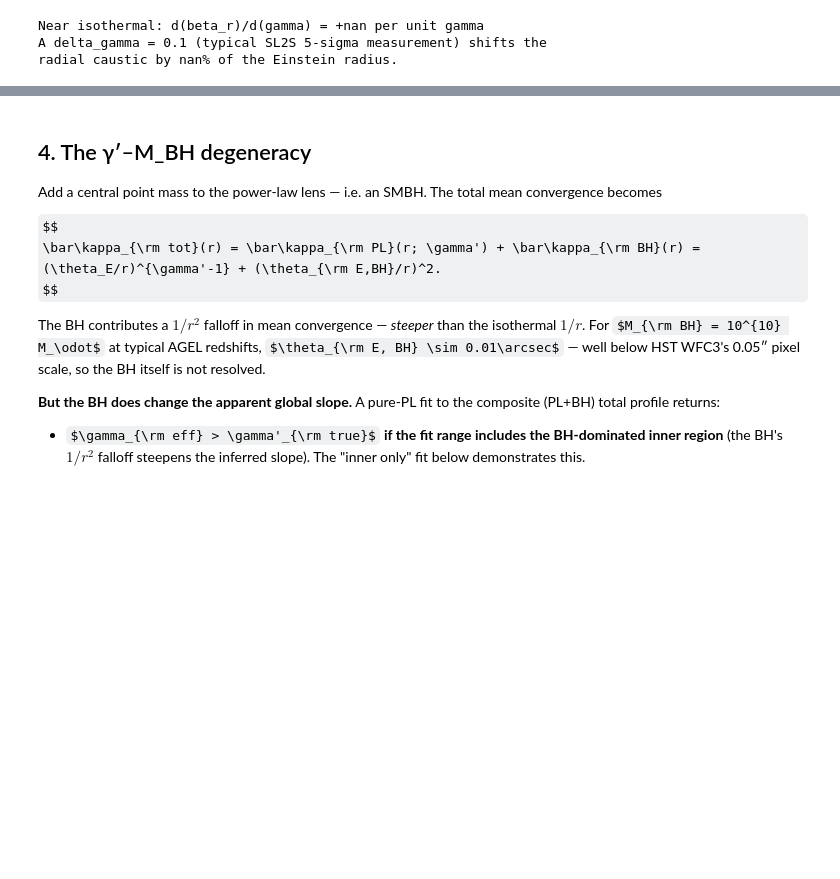
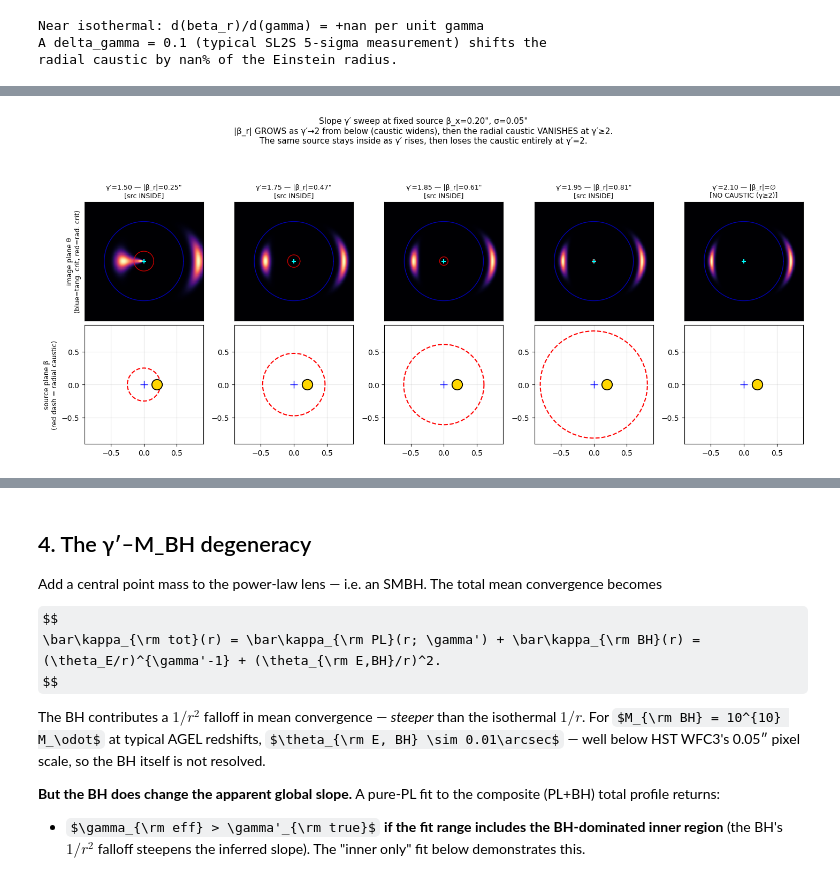
Before and after one commit to rodelcr/Learning_to_Autolens, a Jupyter notebook: Modules/15_Radial_Arcs_Caustic_Topology/15_radial_arcs.ipynb, the cells around one changed output, grey strips where cells are left out. Drawn from its saved outputs; the diff is of its cells as text; code cells hidden in the pictures; some formulas as TeX source; blank space fills up the shorter version.

```diff
--- a/Modules/15_Radial_Arcs_Caustic_Topology/15_radial_arcs.ipynb
+++ b/Modules/15_Radial_Arcs_Caustic_Topology/15_radial_arcs.ipynb
@@ -237,0 +435,94 @@ radial caustic by nan% of the Einstein radius.
+# %%
+# Sweep B: vary γ′ slope at fixed source position.
+# Source at β_x=0.20\", σ=0.05\". Vary γ from sub-isothermal (caustic exists)
+# through γ=2 (caustic vanishes) to super-isothermal (still no caustic in this
+# axisymmetric toy — real-data radial arcs at γ>2 come from ellipticity/shear).
+
+BETA_FIXED = 0.20
+SIGMA_FIXED = 0.05
+gamma_values = [1.50, 1.75, 1.85, 1.95, 2.10]
+
+fig, axes = plt.subplots(2, len(gamma_values), figsize=(2.9 * len(gamma_values), 6.6),
+                          gridspec_kw={'height_ratios': [1.0, 1.0]})
+for col, g in enumerate(gamma_values):
+    _, r_r_g = find_critical_radii(theta_E=1.0, gamma=g)
+    if r_r_g is None:
+        beta_r_g = None
+        beta_r_mag = float('nan')
+    else:
+        beta_r_g = r_r_g - alpha_pl(r_r_g, 1.0, g)
+        beta_r_mag = abs(beta_r_g)
+    is_inside = (beta_r_g is not None) and (BETA_FIXED < beta_r_mag)
+
+    edge, image, _ = simulate_radial_arc_image(
+        theta_E=1.0, gamma=g,
+        beta_x0=BETA_FIXED, beta_y0=0.0, source_sigma=SIGMA_FIXED,
+        fov=1.6, npix=220,
+    )
+    # Image plane (top row)
+    ax = axes[0, col]
+    ax.imshow(image, extent=[edge.min(), edge.max(), edge.min(), edge.max()],
+              origin='lower', cmap='magma', interpolation='nearest')
+    ax.plot(np.cos(theta_circ), np.sin(theta_circ), 'b-', lw=1.0, alpha=0.7)
+    if r_r_g is not None:
+        ax.plot(r_r_g * np.cos(theta_circ), r_r_g * np.sin(theta_circ),
+                'r-', lw=1.0, alpha=0.8)
+    ax.plot(0, 0, '+', color='cyan', markersize=6, mew=1.5)
+    ax.set_xlim(-1.5, 1.5); ax.set_ylim(-1.5, 1.5)
+    ax.set_aspect('equal'); ax.set_xticks([]); ax.set_yticks([])
+    if r_r_g is None:
+        status = 'NO CAUSTIC (γ≥2)'
+    elif is_inside:
+        status = 'src INSIDE'
+    else:
+        status = 'src OUTSIDE'
+    label_br = f'|β_r|={beta_r_mag:.2f}\"' if r_r_g is not None else '|β_r|=∅'
+    ax.set_title(f'γ′={g:.2f} — {label_br}\n[{status}]', fontsize=9)
+
+    # Source plane (bottom row)
+    ax = axes[1, col]
+    if r_r_g is not None:
+        ax.plot(beta_r_mag * np.cos(theta_circ), beta_r_mag * np.sin(theta_circ),
+                'r--', lw=1.5)
+    ax.plot(BETA_FIXED, 0, 'o', color='gold', markersize=14, mec='k', mew=1.3)
+    circ = plt.Circle((BETA_FIXED, 0), SIGMA_FIXED, ec='gold', fc='none', lw=1.3)
+    ax.add_patch(circ)
+    ax.plot(0, 0, '+', color='blue', markersize=10)
+    ax.set_xlim(-0.9, 0.9); ax.set_ylim(-0.9, 0.9)
+    ax.set_aspect('equal'); ax.grid(alpha=0.3)
+    ax.set_xticks([-0.5, 0, 0.5]); ax.set_yticks([-0.5, 0, 0.5])
+    if col == 0:
+        ax.set_ylabel('source plane β\n(red dash = radial caustic)', fontsize=9)
+        axes[0, 0].set_ylabel('image plane θ\n(blue=tang. crit, red=rad. crit)', fontsize=9)
+
+fig.suptitle(f'Slope γ′ sweep at fixed source β_x={BETA_FIXED:.2f}\", σ={SIGMA_FIXED:.2f}\"\n'
+             f'|β_r| GROWS as γ′→2 from below (caustic widens), then the radial caustic VANISHES at γ′≥2.\n'
+             f'The same source stays inside as γ′ rises, then loses the caustic entirely at γ′=2.',
+             fontsize=11)
+plt.tight_layout(rect=[0, 0, 1, 0.91]); plt.show()
+
+print('Observations:')
+for g in gamma_values:
+    _, r_r_g = find_critical_radii(1.0, g)
+    if r_r_g is None:
+        print(f'  γ′={g:.2f}: NO radial caustic (axisymmetric γ≥2). Only tangential pair.')
+        continue
+    b_r_mag = abs(r_r_g - alpha_pl(r_r_g, 1.0, g))
+    status = 'INSIDE' if BETA_FIXED < b_r_mag else 'OUTSIDE'
+    print(f'  γ′={g:.2f}: |β_r|={b_r_mag:.3f}\". Source at β={BETA_FIXED:.2f}\" is {status} → '
+          f'{"3 images (tang. pair + radial arc)" if status=="INSIDE" else "2 tangential images only"}.')
+
+print()
+print('Pedagogical takeaway:')
+print('  • The SAME source can produce a radial arc or NOT depending purely')
+print('    on γ′. A radial-arc DETECTION implies γ′<2 (sub-isothermal) in')
+print('    an axisymmetric lens.')
+print('  • For ELLIPTICAL lenses (with axisymmetry broken), the radial caustic')
+print('    re-opens even at γ′=2 — Abell 1201 (γ′≈2.0) has its radial arc because')
+print('    of strong ellipticity + external shear, not sub-isothermal slope.')
+print('  • AGEL SPIRAL lenses (Shajib+, Ferrami+) ARE sub-isothermal (γ′≈1.5–1.85)')
+print('    because of their disky mass distribution → axisymmetric demo is')
+print('    directly applicable. THIS is the math behind why radial arcs are')
+print('    the AGEL spiral program\'s headline observable.')
+# %% [output]
+[figure, added]
```
Also changed, not shown: parts of 5 cells of this notebook.
